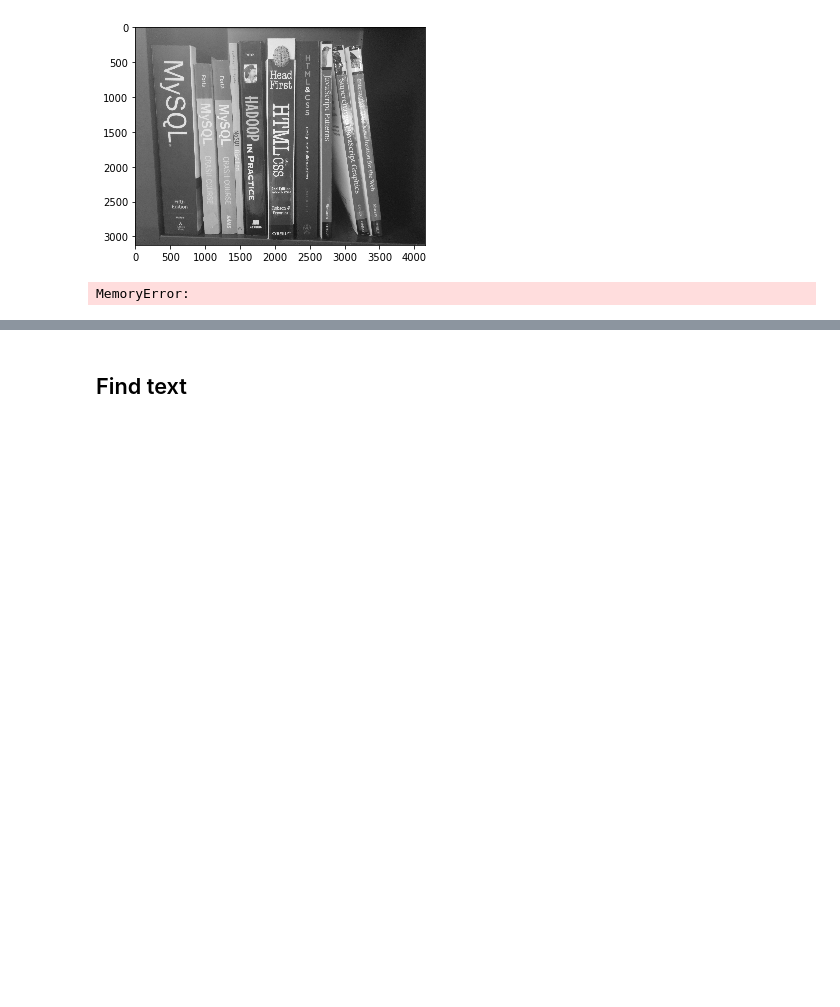
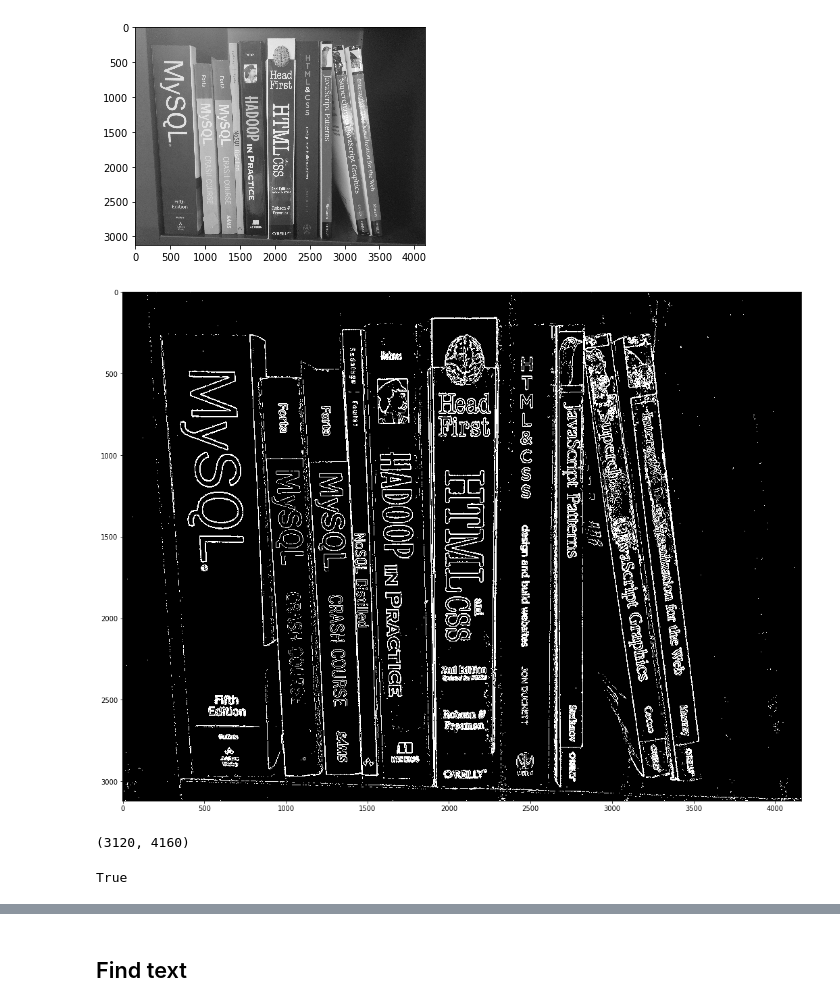
Before and after one commit to tphinkle/shelfie, a Jupyter notebook: notebooks/book-detection.ipynb, the cells around one changed output, grey strips where cells are left out. Drawn from its saved outputs; the diff is of its cells as text; code cells hidden in the pictures; blank space fills up the shorter version.

```diff
--- a/notebooks/book-detection.ipynb
+++ b/notebooks/book-detection.ipynb
@@ -52,30 +55,42 @@ def auto_canny(img, low_sigma = 0.33, high_sigma = .33):
 # %%
 # Copy
 proc_img = np.copy(img)
 
 # Convert to gray-scale
 #proc_img = np.mean(img, axis = 2)
 
 # Convert to float 64
 #proc_img = proc_img.astype(dtype = np.float64)
 
 
 # Gaussian blur
-blur_kernel = (5,5)
+blur_kernel = (3,3)
 proc_img = cv2.GaussianBlur(proc_img, blur_kernel, 0)
 
 # Edge detection
 #proc_img = auto_canny(proc_img)
 
 # Laplace
 sobelx_img = cv2.Sobel(proc_img, cv2.CV_64F, 1, 0, ksize = -1)
 sobely_img = cv2.Sobel(proc_img, cv2.CV_64F, 0, 1, ksize = -1)
 proc_img = (sobelx_img**2. + sobely_img**2.)**.5
 
+# Threshold
+threshold = 128
+proc_img[proc_img < threshold] = 0
+proc_img[proc_img >= threshold] = 255
+
+
 fig = plt.figure(figsize = (18,18))
 plt.imshow(proc_img, cmap = 'gray')
 
 
 plt.show()
 # %% [output]
-MemoryError:
+[figure, added]
+# %%
+print(proc_img.shape)
+cv2.imwrite("proc_img.jpg", proc_img, [int(cv2.IMWRITE_JPEG_QUALITY), 100])
+# %% [output]
+(3120, 4160)
+True
```
Also changed, not shown: parts of 17 cells of this notebook, 4 other files.
